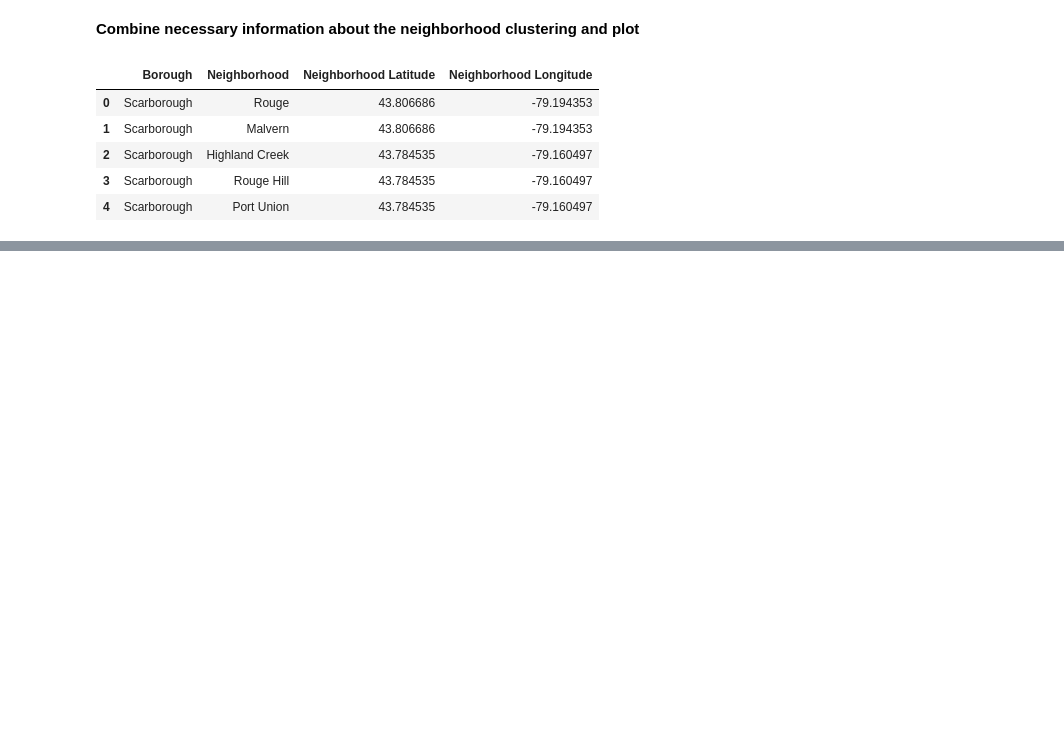
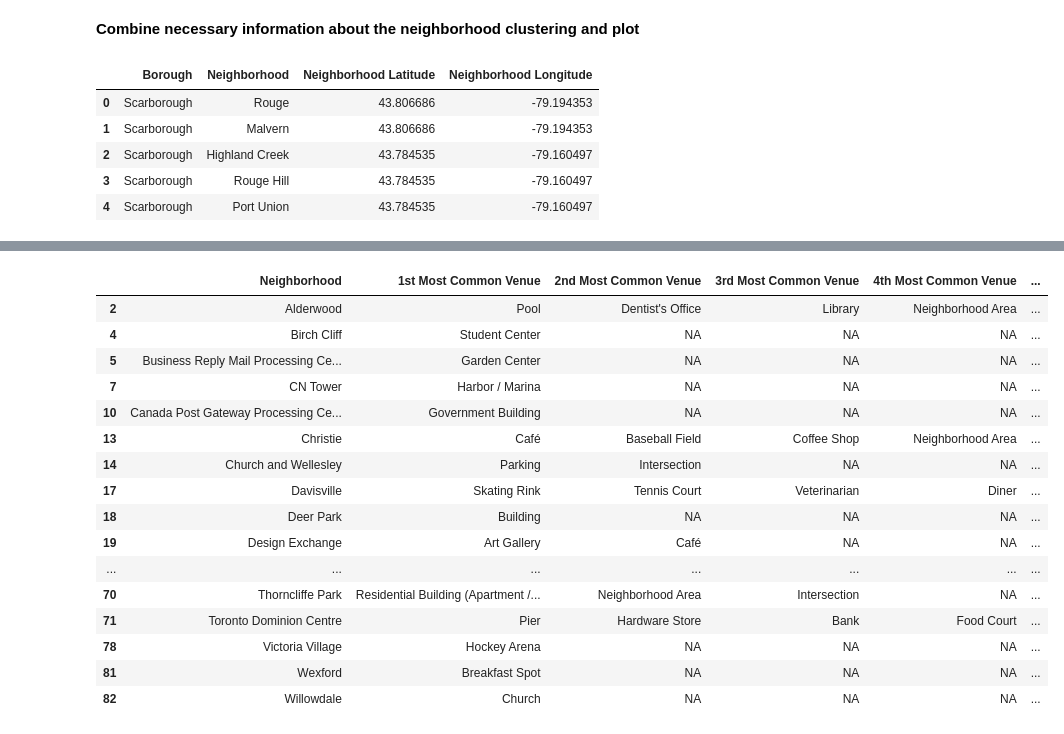
Before and after one commit to WeijingDai/Coursera-Capstone-1, a Jupyter notebook: Toronto_Clustering.ipynb, the cells around one changed output, grey strips where cells are left out. Cells and saved outputs as stored; diff of their text form; code cells hidden in the pictures; blank space fills up the shorter version.

```diff
--- a/Toronto_Clustering.ipynb
+++ b/Toronto_Clustering.ipynb
@@ -365,0 +483,5 @@ map_clusters
+# %%
+Inactive_group_sorted.insert(0, 'Cluster Labels', kmeans_inactive.labels_)
+Inactive_group_sorted = Inactive_group_sorted.join(Toronto_neighborhood_data.set_index('Neighborhood'), on='Neighborhood')
+# merge toronto_grouped with toronto_data to add latitude/longitude for each neighborhood
+Inactive_group_sorted.head() # check the last columns!
@@ -365,0 +522,21 @@ map_clusters
+# %%
+Inactive_group_sorted.loc[Inactive_group_sorted['Cluster Labels'] == 2,
+                    Inactive_group_sorted.columns[[1] + list(range(2, Inactive_group_sorted.shape[1]))]]
+# %% [output]
+|  | Neighborhood | 1st Most Common Venue | 2nd Most Common Venue | 3rd Most Common Venue | 4th Most Common Venue | ... |
+| 2 | Alderwood | Pool | Dentist's Office | Library | Neighborhood Area | ... |
+| 4 | Birch Cliff | Student Center | NA | NA | NA | ... |
+| 5 | Business Reply Mail Processing Ce... | Garden Center | NA | NA | NA | ... |
+| 7 | CN Tower | Harbor / Marina | NA | NA | NA | ... |
+| 10 | Canada Post Gateway Processing Ce... | Government Building | NA | NA | NA | ... |
+| 13 | Christie | Café | Baseball Field | Coffee Shop | Neighborhood Area | ... |
+| 14 | Church and Wellesley | Parking | Intersection | NA | NA | ... |
+| 17 | Davisville | Skating Rink | Tennis Court | Veterinarian | Diner | ... |
+| 18 | Deer Park | Building | NA | NA | NA | ... |
+| 19 | Design Exchange | Art Gallery | Café | NA | NA | ... |
+| ... | ... | ... | ... | ... | ... | ... |
+| 70 | Thorncliffe Park | Residential Building (Apartment /... | Neighborhood Area | Intersection | NA | ... |
+| 71 | Toronto Dominion Centre | Pier | Hardware Store | Bank | Food Court | ... |
+| 78 | Victoria Village | Hockey Arena | NA | NA | NA | ... |
+| 81 | Wexford | Breakfast Spot | NA | NA | NA | ... |
+| 82 | Willowdale | Church | NA | NA | NA | ... |
```
Also changed, not shown: parts of 31 cells of this notebook.
